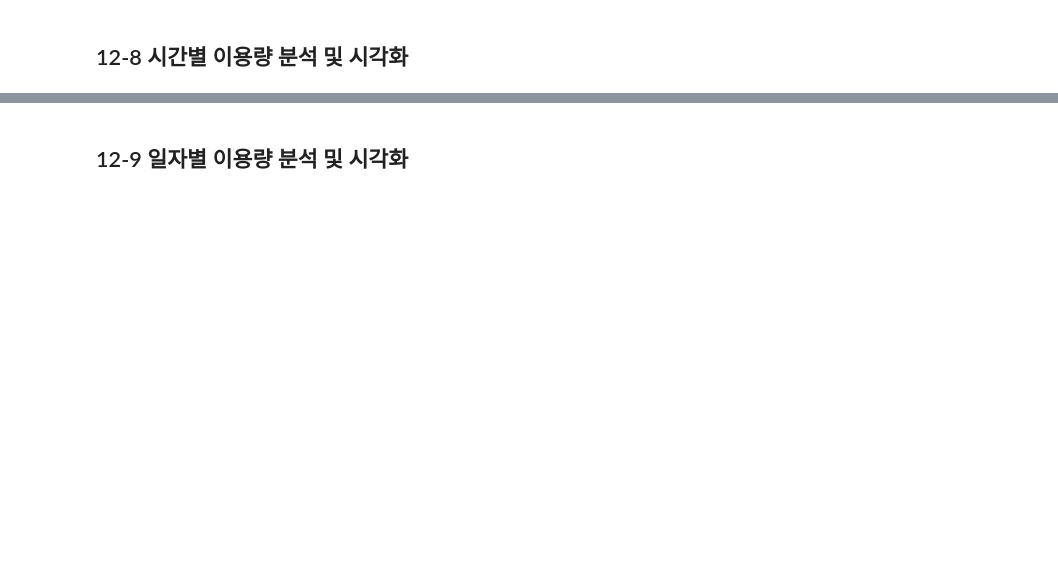
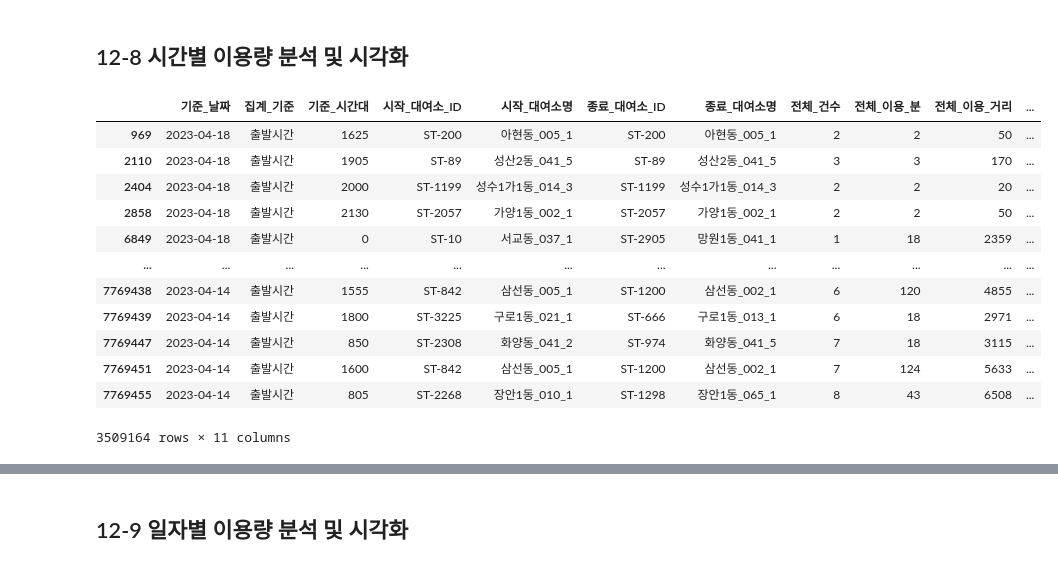
Before and after one commit to charminseon1987/Data-Analysis-with-Open-Source, a Jupyter notebook: 오픈소스_데이터_분석_12강.ipynb, the cells around one changed output, grey strips where cells are left out. Cells and saved outputs as stored; diff of their text form; code cells hidden in the pictures; blank space fills up the shorter version.

```diff
--- a/오픈소스_데이터_분석_12강.ipynb
+++ b/오픈소스_데이터_분석_12강.ipynb
@@ -287,4 +288,20 @@ plt.show()
 # %% [markdown]
 ## 12-8 시간별 이용량 분석 및 시각화
+# %%
+df
+# %% [output]
+|  | 기준_날짜 | 집계_기준 | 기준_시간대 | 시작_대여소_ID | 시작_대여소명 | 종료_대여소_ID | 종료_대여소명 | 전체_건수 | 전체_이용_분 | 전체_이용_거리 | ... |
+| 969 | 2023-04-18 | 출발시간 | 1625 | ST-200 | 아현동_005_1 | ST-200 | 아현동_005_1 | 2 | 2 | 50 | ... |
+| 2110 | 2023-04-18 | 출발시간 | 1905 | ST-89 | 성산2동_041_5 | ST-89 | 성산2동_041_5 | 3 | 3 | 170 | ... |
+| 2404 | 2023-04-18 | 출발시간 | 2000 | ST-1199 | 성수1가1동_014_3 | ST-1199 | 성수1가1동_014_3 | 2 | 2 | 20 | ... |
+| 2858 | 2023-04-18 | 출발시간 | 2130 | ST-2057 | 가양1동_002_1 | ST-2057 | 가양1동_002_1 | 2 | 2 | 50 | ... |
+| 6849 | 2023-04-18 | 출발시간 | 0 | ST-10 | 서교동_037_1 | ST-2905 | 망원1동_041_1 | 1 | 18 | 2359 | ... |
+| ... | ... | ... | ... | ... | ... | ... | ... | ... | ... | ... | ... |
+| 7769438 | 2023-04-14 | 출발시간 | 1555 | ST-842 | 삼선동_005_1 | ST-1200 | 삼선동_002_1 | 6 | 120 | 4855 | ... |
+| 7769439 | 2023-04-14 | 출발시간 | 1800 | ST-3225 | 구로1동_021_1 | ST-666 | 구로1동_013_1 | 6 | 18 | 2971 | ... |
+| 7769447 | 2023-04-14 | 출발시간 | 850 | ST-2308 | 화양동_041_2 | ST-974 | 화양동_041_5 | 7 | 18 | 3115 | ... |
+| 7769451 | 2023-04-14 | 출발시간 | 1600 | ST-842 | 삼선동_005_1 | ST-1200 | 삼선동_002_1 | 7 | 124 | 5633 | ... |
+| 7769455 | 2023-04-14 | 출발시간 | 805 | ST-2268 | 장안1동_010_1 | ST-1298 | 장안1동_065_1 | 8 | 43 | 6508 | ... |
+3509164 rows × 11 columns
 # %%
 ## '출발_시' 컬럼 생성 (기준_시간대 // 100)
```
Also changed, not shown: parts of 3 cells of this notebook.
